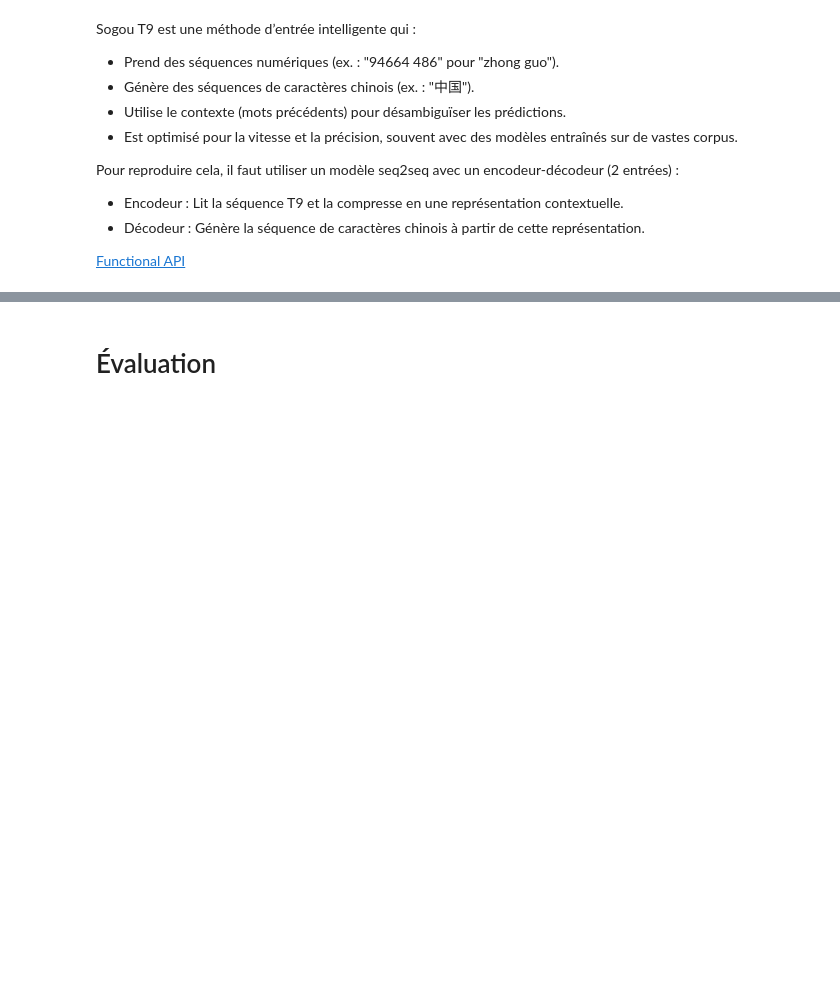
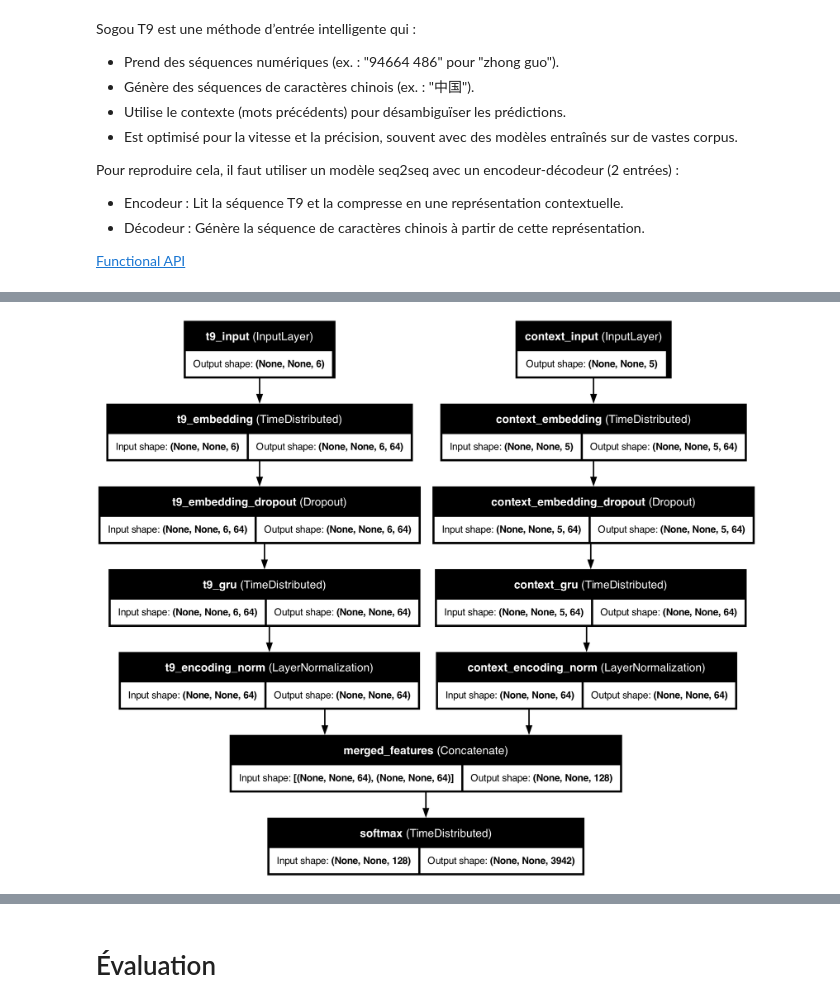
Before and after one commit to PerrineQhn/Model_T9_to_Sinogram, a Jupyter notebook: training_t9_to_text.ipynb, the cells around one changed output, grey strips where cells are left out. Saved outputs shown, nothing was run; the diff lists cells and outputs as text; code cells hidden in the pictures; blank space fills up the shorter version.

```diff
--- a/training_t9_to_text.ipynb
+++ b/training_t9_to_text.ipynb
@@ -662,4 +661,7 @@ def build_model(input_tv, output_tv, emb_size, gru_size, context_size=5):
     return model
 # %%
 model = build_model(input_tv, target_tv, 64, 64)
+keras.utils.plot_model(model, show_shapes=True, show_layer_names=True, to_file="model.png")
+# %% [output]
+[figure, added]
 # %%
```
Also changed, not shown: parts of 16 cells of this notebook.
